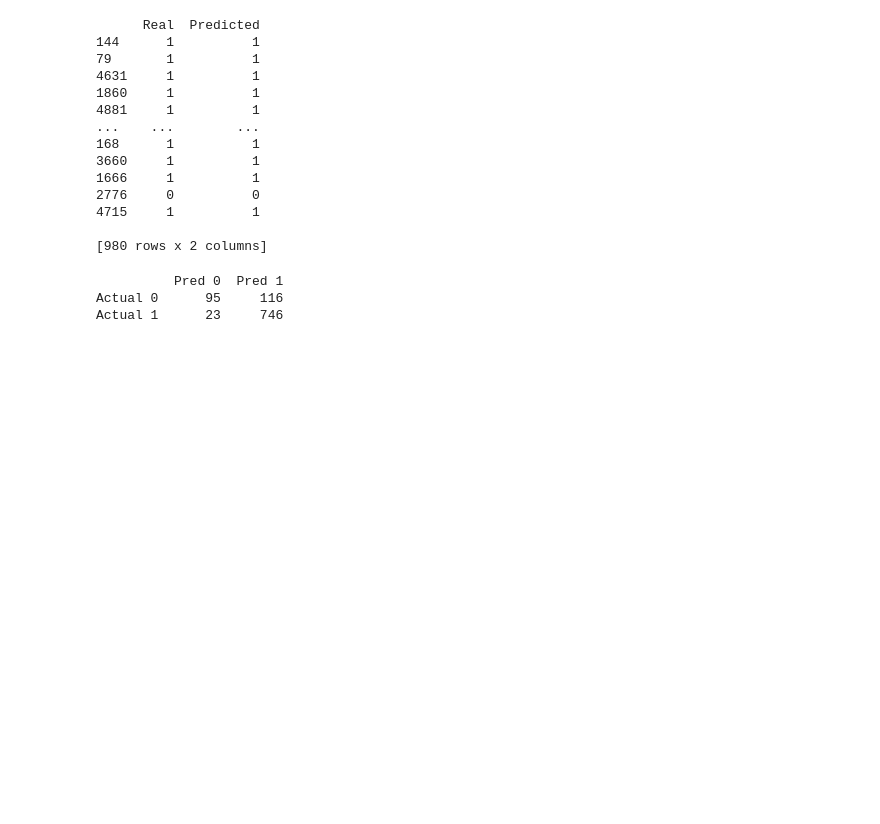
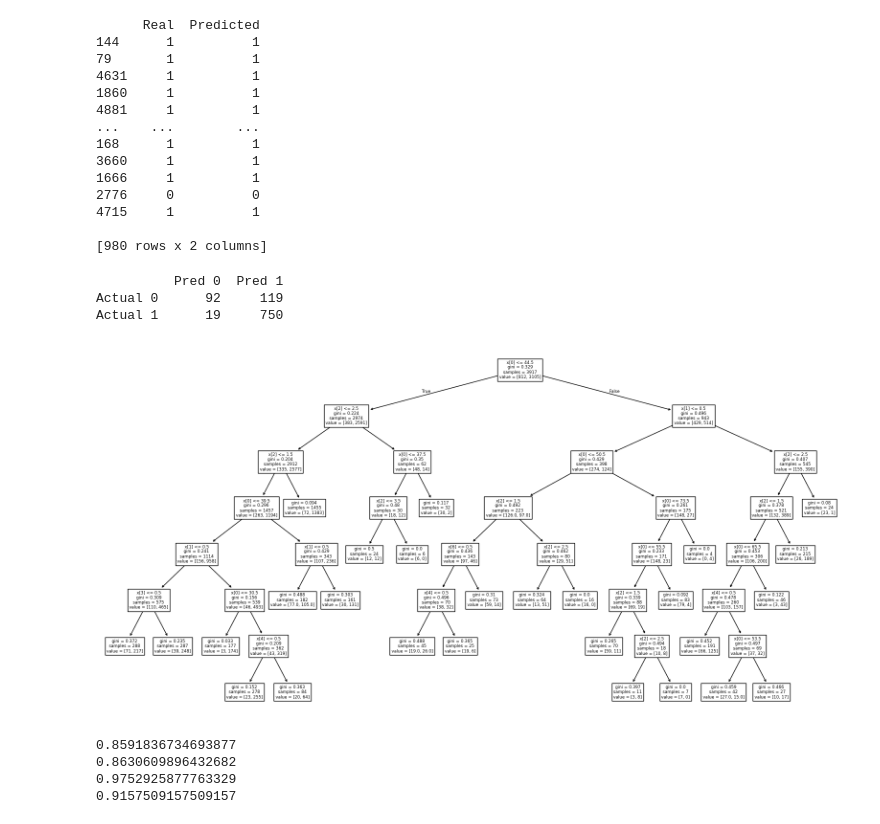
Before and after one commit to filiptrivan/mini-ml-projects, a Jupyter notebook: decision-tree2.ipynb, the cells around one changed output. Cells and saved outputs as stored; diff of their text form; code cells hidden in the pictures; blank space fills up the shorter version.

```diff
--- a/decision-tree2.ipynb
+++ b/decision-tree2.ipynb
@@ -148,7 +151,8 @@ y_train = train_data['Stayed']
 X_test = test_data.drop(columns='Stayed')
 y_test = test_data['Stayed']
 
-cv = StratifiedKFold(shuffle=True, random_state=42)
+# !
+cv = StratifiedKFold(n_splits=10, shuffle=True, random_state=42)
 param_grid = {'ccp_alpha': np.arange(0.0, 0.001, 0.0001)}
 
 grid = GridSearchCV(
@@ -203,5 +207,32 @@ conf_matrix = pd.DataFrame({
 print(conf_matrix)
 # %% [output]
           Pred 0  Pred 1
-Actual 0      95     116
-Actual 1      23     746
+Actual 0      92     119
+Actual 1      19     750
+# %%
+from sklearn.tree import plot_tree
+
+plt.figure(figsize=(20, 10))
+plot_tree(
+    model,
+
+)
+plt.show()
+# %% [output]
+[figure, added]
+# %%
+# !
+accuracy = (TP + TN) / (TP + TN + FP + FN)
+precision = TP / (TP + FP)
+recall = TP / (TP + FN)
+F1 = 2 * precision * recall / (precision + recall)
+
+print(accuracy)
+print(precision)
+print(recall)
+print(F1)
+# %% [output]
+0.8591836734693877
+0.8630609896432682
+0.9752925877763329
+0.9157509157509157
```
Also changed, not shown: parts of 3 cells of this notebook, 1 other file.
